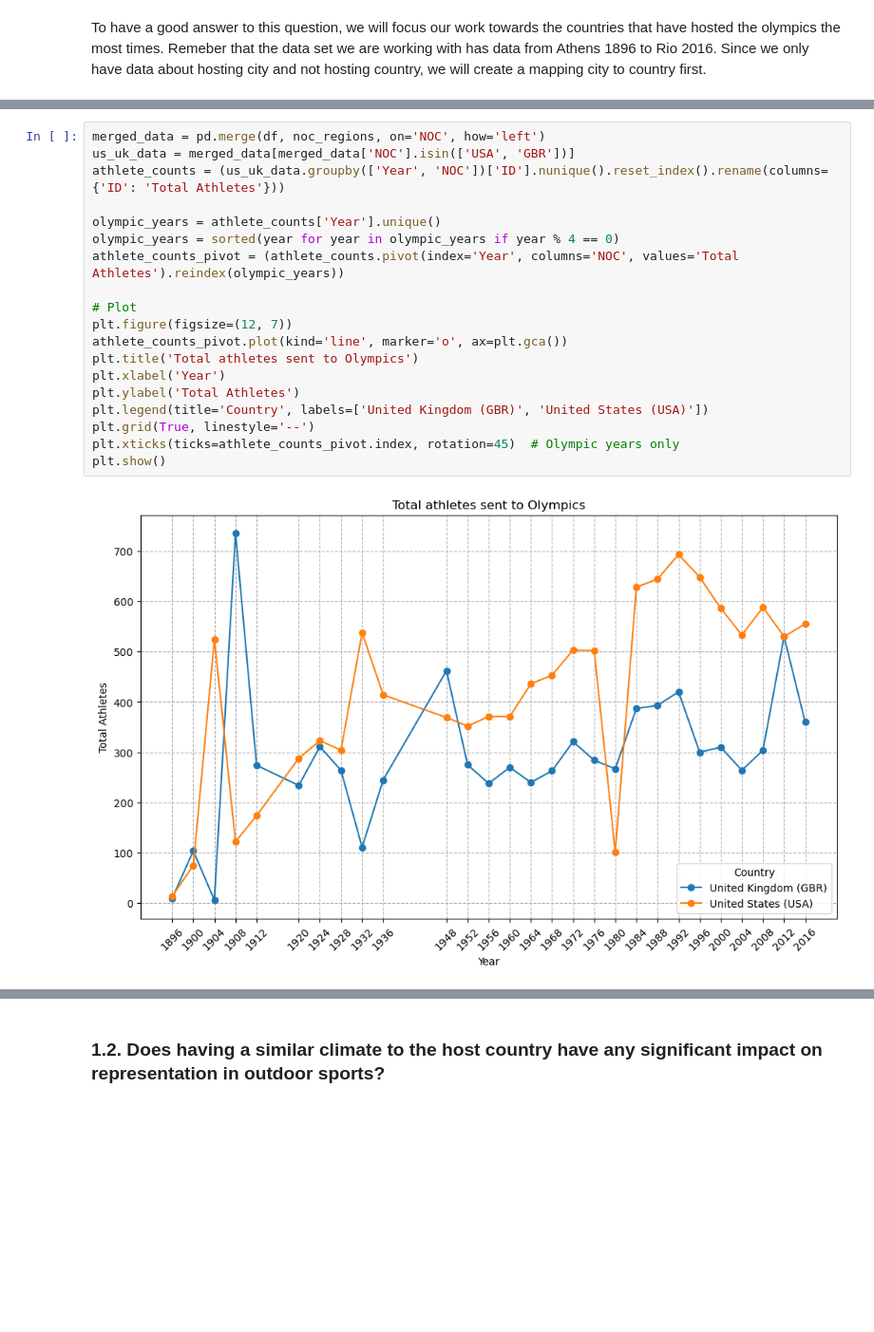
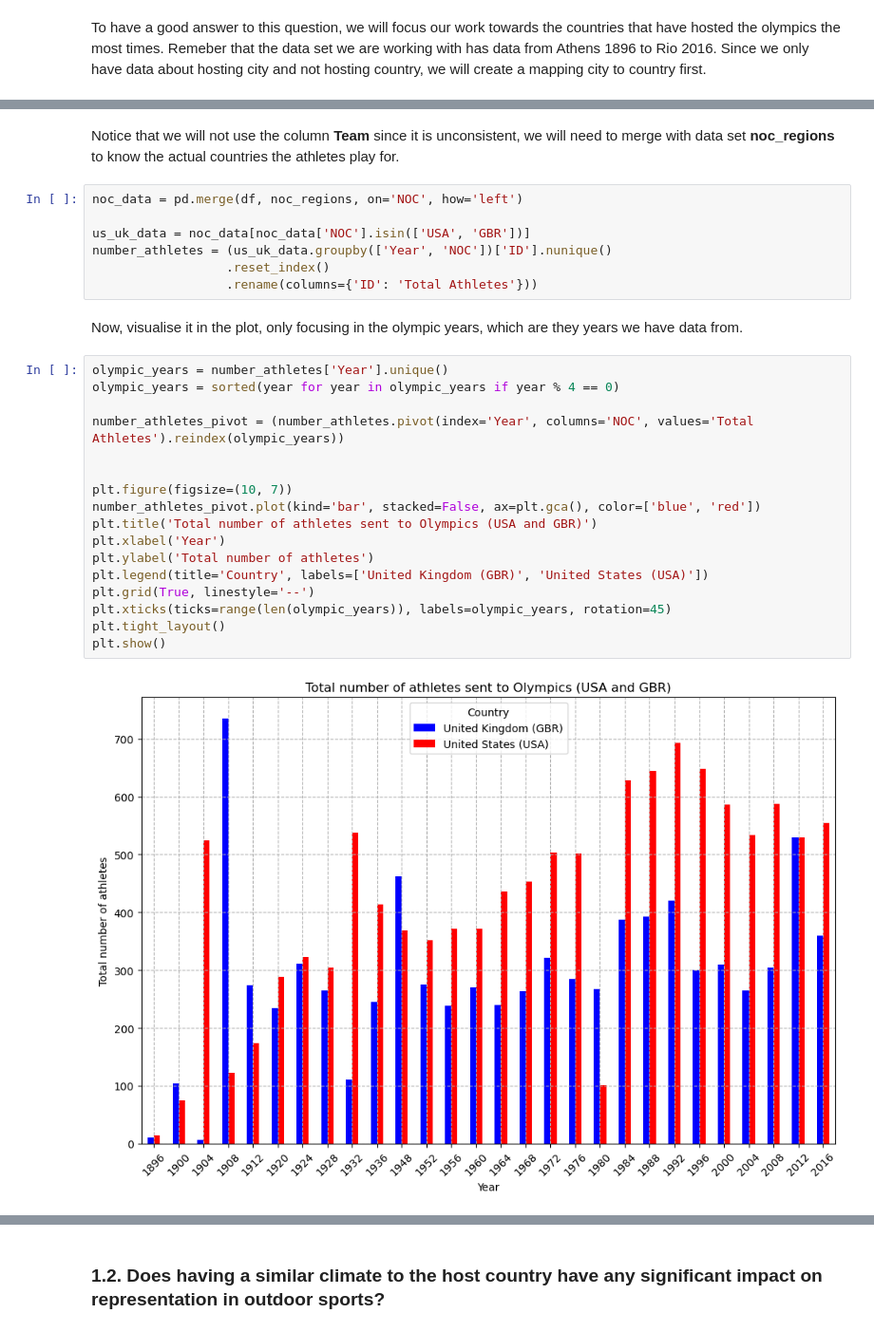
Before and after one commit to steve101q/DataWrangling, a Jupyter notebook: Olympics.ipynb, the cells around one changed output, grey strips where cells are left out. Shown at 95% size. Cells and saved outputs as stored; diff of their text form; blank space fills up the shorter version.

```diff
--- a/Olympics.ipynb
+++ b/Olympics.ipynb
@@ -88,21 +124,30 @@ As we can see, only the United Stated and the United Kingdom have hosted more th
+# %% [markdown]
+Notice that we will not use the column **Team** since it is unconsistent, we will need to merge with data set **noc_regions** to know the actual countries the athletes play for.
+# %%
+noc_data = pd.merge(df, noc_regions, on='NOC', how='left')
+
+us_uk_data = noc_data[noc_data['NOC'].isin(['USA', 'GBR'])]
+number_athletes = (us_uk_data.groupby(['Year', 'NOC'])['ID'].nunique()
+                  .reset_index()
+                  .rename(columns={'ID': 'Total Athletes'}))
+# %% [markdown]
+Now, visualise it in the plot, only focusing in the olympic years, which are they years we have data from.
 # %%
-merged_data = pd.merge(df, noc_regions, on='NOC', how='left')
-us_uk_data = merged_data[merged_data['NOC'].isin(['USA', 'GBR'])]
-athlete_counts = (us_uk_data.groupby(['Year', 'NOC'])['ID'].nunique().reset_index().rename(columns={'ID': 'Total Athletes'}))
+olympic_years = number_athletes['Year'].unique()
+olympic_years = sorted(year for year in olympic_years if year % 4 == 0)
 
-olympic_years = athlete_counts['Year'].unique()
-olympic_years = sorted(year for year in olympic_years if year % 4 == 0)
-athlete_counts_pivot = (athlete_counts.pivot(index='Year', columns='NOC', values='Total Athletes').reindex(olympic_years))
+number_athletes_pivot = (number_athletes.pivot(index='Year', columns='NOC', values='Total Athletes').reindex(olympic_years))
 
-# Plot
-plt.figure(figsize=(12, 7))
-athlete_counts_pivot.plot(kind='line', marker='o', ax=plt.gca())
-plt.title('Total athletes sent to Olympics')
+
+plt.figure(figsize=(10, 7))
+number_athletes_pivot.plot(kind='bar', stacked=False, ax=plt.gca(), color=['blue', 'red'])
+plt.title('Total number of athletes sent to Olympics (USA and GBR)')
 plt.xlabel('Year')
-plt.ylabel('Total Athletes')
+plt.ylabel('Total number of athletes')
 plt.legend(title='Country', labels=['United Kingdom (GBR)', 'United States (USA)'])
 plt.grid(True, linestyle='--')
-plt.xticks(ticks=athlete_counts_pivot.index, rotation=45)  # Olympic years only
+plt.xticks(ticks=range(len(olympic_years)), labels=olympic_years, rotation=45)
+plt.tight_layout()
 plt.show()
 # %% [output]
-[figure, old version]
+[figure, new version]
```
Also changed, not shown: parts of 86 cells of this notebook.
